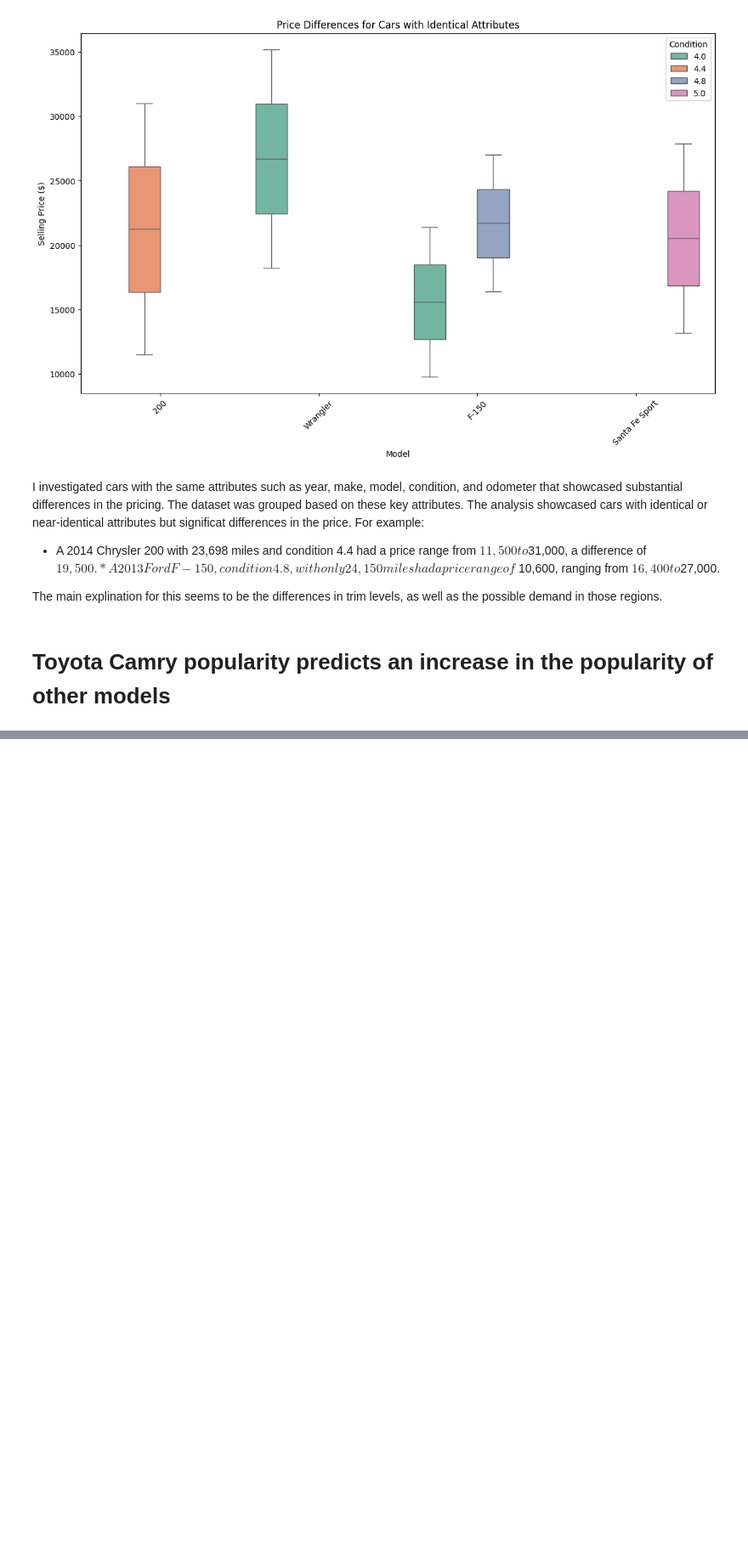
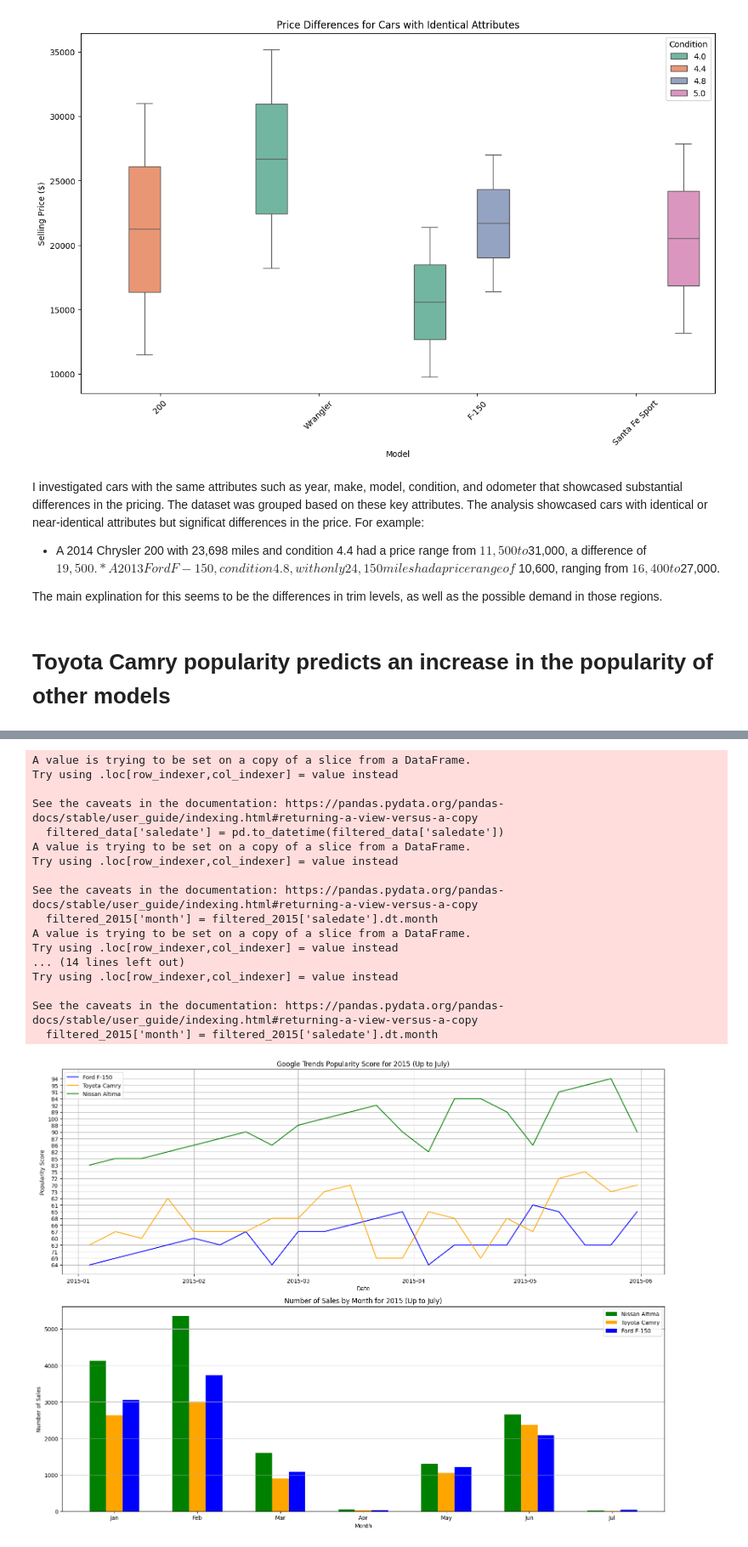
Before and after one commit to VicentePina7210/Car-Auction-Data-Analysis-Project, a Jupyter notebook: notebooks/investigations.ipynb, the cells around one changed output, grey strips where cells are left out. Shown at 85% size. Saved outputs shown, nothing was run; the diff lists cells and outputs as text; code cells hidden in the pictures; blank space fills up the shorter version.

```diff
--- a/notebooks/investigations.ipynb
+++ b/notebooks/investigations.ipynb
@@ -134,0 +195,67 @@ onefifty_df.head(5)
+# %%
+onefifty_2015 = onefifty_df_reset[(onefifty_df_reset['date'].dt.year == 2015) & (onefifty_df_reset['date'].dt.month <= 7)]
+camry_2015 = camry_df_reset[(camry_df_reset['date'].dt.year == 2015) & (camry_df_reset['date'].dt.month <= 7)]
+altima_trends_2015 = altima_df_reset[(altima_df_reset['date'].dt.year == 2015) & (altima_df_reset['date'].dt.month <= 7)]
+
+# Function to filter and aggregate sales data up to July 2015
+def get_sales_data(car_df, make, model):
+    filtered_data = car_df[(car_df['make'].str.lower() == make) & (car_df['model'].str.lower() == model)]
+    filtered_data['saledate'] = pd.to_datetime(filtered_data['saledate'])
+    filtered_2015 = filtered_data[(filtered_data['saledate'].dt.year == 2015) & (filtered_data['saledate'].dt.month <= 7)]
+    filtered_2015['month'] = filtered_2015['saledate'].dt.month
+    monthly_sales = filtered_2015.groupby('month')['sellingprice'].count().reset_index()
+    monthly_sales.rename(columns={'sellingprice': 'count'}, inplace=True)
+    return monthly_sales
+
+# Get sales data for the three cars
+altima_sales_2015 = get_sales_data(car_df, 'nissan', 'altima')
+camry_sales_2015 = get_sales_data(car_df, 'toyota', 'camry')
+f150_sales_2015 = get_sales_data(car_df, 'ford', 'f-150')
+
+# Plotting
+plt.figure(figsize=(16, 12))
+
+# Google Trends Popularity Plot
+plt.subplot(2, 1, 1)
+plt.plot(onefifty_2015['date'], onefifty_2015['popularity'], label='Ford F-150', color='blue')
+plt.plot(camry_2015['date'], camry_2015['popularity'], label='Toyota Camry', color='orange')
+plt.plot(altima_trends_2015['date'], altima_trends_2015['popularity'], label='Nissan Altima', color='green')
+plt.title('Google Trends Popularity Score for 2015 (Up to July)')
+plt.xlabel('Date')
+plt.ylabel('Popularity Score')
+plt.legend()
+plt.grid()
+
+# Car Sales Plot
+plt.subplot(2, 1, 2)
+plt.bar(altima_sales_2015['month'] - 0.2, altima_sales_2015['count'], width=0.2, label='Nissan Altima', color='green')
+plt.bar(camry_sales_2015['month'], camry_sales_2015['count'], width=0.2, label='Toyota Camry', color='orange')
+plt.bar(f150_sales_2015['month'] + 0.2, f150_sales_2015['count'], width=0.2, label='Ford F-150', color='blue')
+plt.title('Number of Sales by Month for 2015 (Up to July)')
+plt.xlabel('Month')
+plt.ylabel('Number of Sales')
+plt.xticks(ticks=range(1, 8), labels=['Jan', 'Feb', 'Mar', 'Apr', 'May', 'Jun', 'Jul'])
+plt.legend()
+plt.grid(axis='y')
+
+plt.tight_layout()
+plt.show()
+# %% [output]
+A value is trying to be set on a copy of a slice from a DataFrame.
+Try using .loc[row_indexer,col_indexer] = value instead
+
+See the caveats in the documentation: https://pandas.pydata.org/pandas-docs/stable/user_guide/indexing.html#returning-a-view-versus-a-copy
+  filtered_data['saledate'] = pd.to_datetime(filtered_data['saledate'])
+A value is trying to be set on a copy of a slice from a DataFrame.
+Try using .loc[row_indexer,col_indexer] = value instead
+
+See the caveats in the documentation: https://pandas.pydata.org/pandas-docs/stable/user_guide/indexing.html#returning-a-view-versus-a-copy
+  filtered_2015['month'] = filtered_2015['saledate'].dt.month
+A value is trying to be set on a copy of a slice from a DataFrame.
+Try using .loc[row_indexer,col_indexer] = value instead
+... (14 lines left out)
+Try using .loc[row_indexer,col_indexer] = value instead
+
+See the caveats in the documentation: https://pandas.pydata.org/pandas-docs/stable/user_guide/indexing.html#returning-a-view-versus-a-copy
+  filtered_2015['month'] = filtered_2015['saledate'].dt.month
+[figure, added]
```
Also changed, not shown: parts of 6 cells of this notebook.
